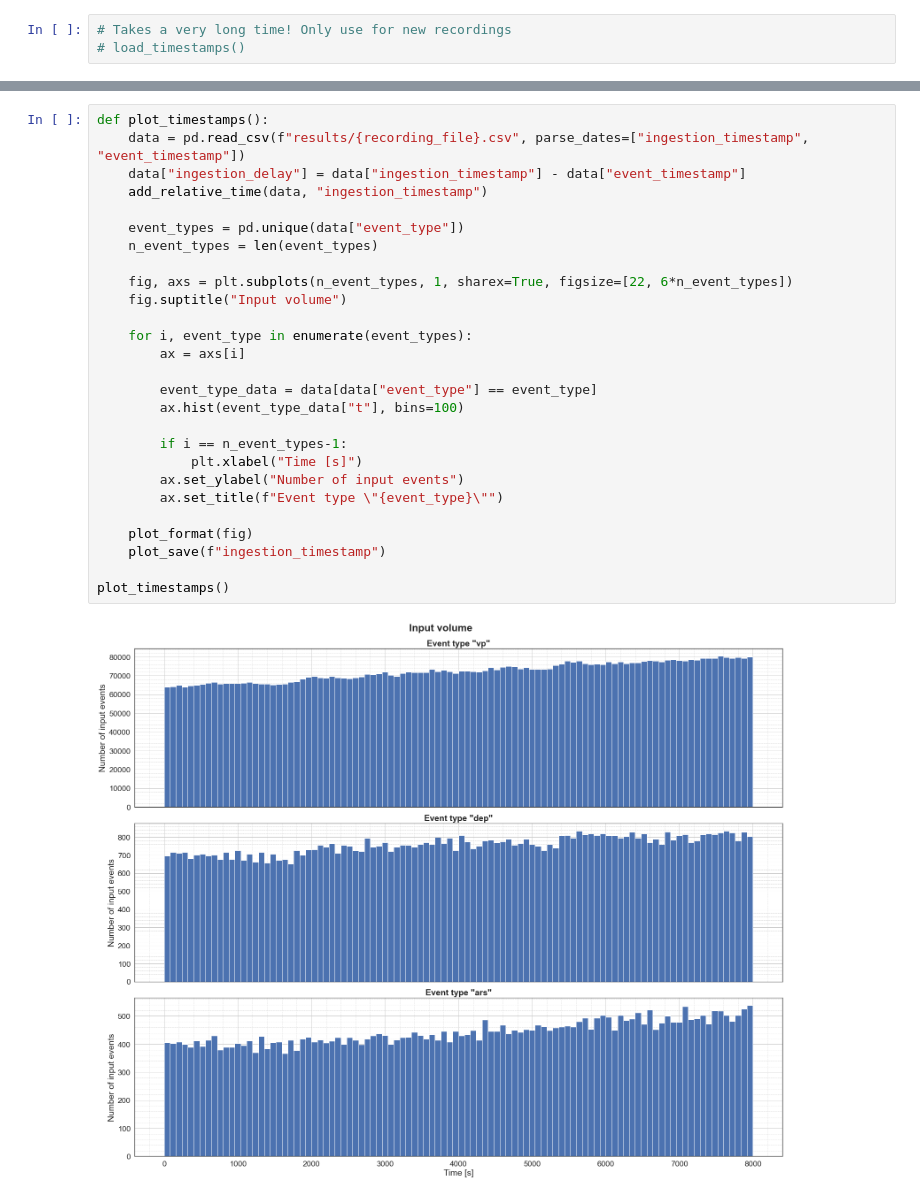
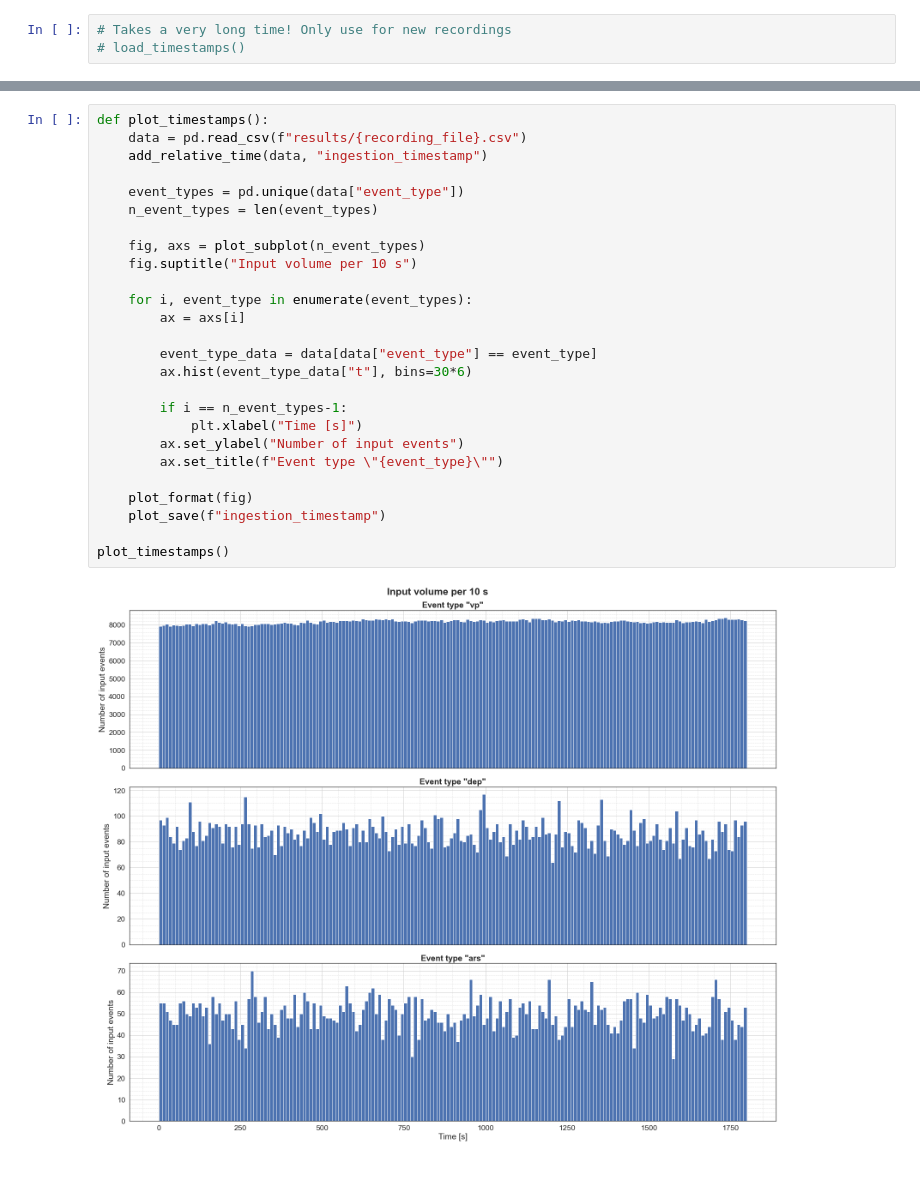
Before and after one commit to DominikStiller/ptinsight, a Jupyter notebook: app/analysis/inputs/inputs.ipynb, the cells around one changed output, grey strips where cells are left out. Saved outputs shown, nothing was run; the diff lists cells and outputs as text.

```diff
--- a/app/analysis/inputs/inputs.ipynb
+++ b/app/analysis/inputs/inputs.ipynb
@@ -69,29 +108,28 @@ def load_timestamps():
 # %%
 def plot_timestamps():
-    data = pd.read_csv(f"results/{recording_file}.csv", parse_dates=["ingestion_timestamp", "event_timestamp"])
-    data["ingestion_delay"] = data["ingestion_timestamp"] - data["event_timestamp"]
+    data = pd.read_csv(f"results/{recording_file}.csv")
     add_relative_time(data, "ingestion_timestamp")
 
     event_types = pd.unique(data["event_type"])
     n_event_types = len(event_types)
 
-    fig, axs = plt.subplots(n_event_types, 1, sharex=True, figsize=[22, 6*n_event_types])
-    fig.suptitle("Input volume")
+    fig, axs = plot_subplot(n_event_types)
+    fig.suptitle("Input volume per 10 s")
 
     for i, event_type in enumerate(event_types):
         ax = axs[i]
 
         event_type_data = data[data["event_type"] == event_type]
-        ax.hist(event_type_data["t"], bins=100)
+        ax.hist(event_type_data["t"], bins=30*6)
 
         if i == n_event_types-1:
             plt.xlabel("Time [s]")
         ax.set_ylabel("Number of input events")
         ax.set_title(f"Event type \"{event_type}\"")
 
     plot_format(fig)
     plot_save(f"ingestion_timestamp")
 
 plot_timestamps()
 # %% [output]
-[figure, old version]
+[figure, new version]
```
Also changed, not shown: parts of 6 cells of this notebook, 14 other files.
